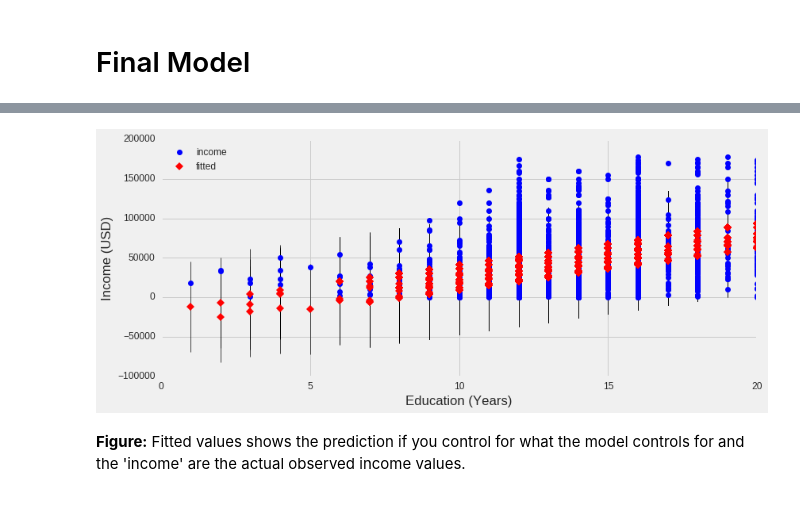
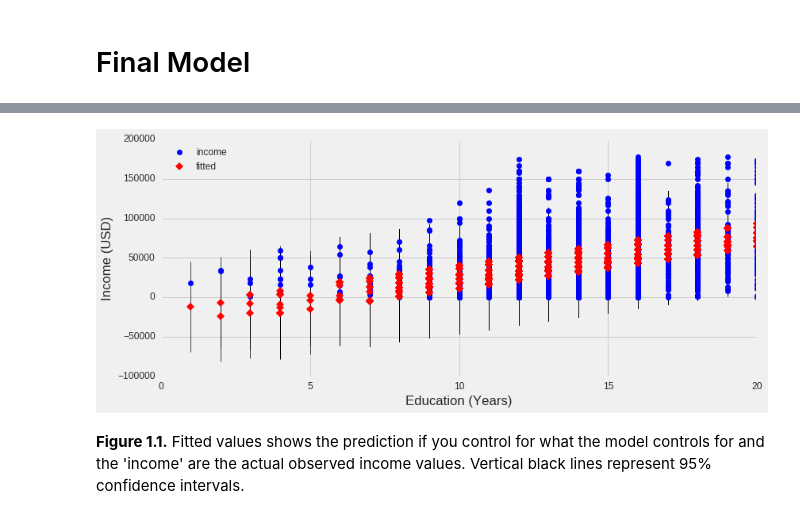
Before and after one commit to arose13/BiolStatsCourse, a Jupyter notebook: EducateR.ipynb, the cells around one changed output, grey strips where cells are left out. Drawn from its saved outputs; the diff is of its cells as text; code cells hidden in the pictures.

```diff
--- a/EducateR.ipynb
+++ b/EducateR.ipynb
@@ -342,10 +406,10 @@ Education is the most significant predictor for income and it is positive relati
 # %%
-sm.graphics.plot_fit(model, 6)
+sm.graphics.plot_fit(final_model, 6)
 graph.title('')
 graph.ylabel('Income (USD)')
 graph.xlabel('Education (Years)')
 graph.show()
 # %% [output]
-[figure, old version]
+[figure, new version]
 # %% [markdown]
-**Figure:** Fitted values shows the prediction if you control for what the model controls for and the 'income' are the actual observed income values.
+**Figure 1.1.** Fitted values shows the prediction if you control for what the model controls for and the 'income' are the actual observed income values. Vertical black lines represent 95% confidence intervals.
```
Also changed, not shown: parts of 24 cells of this notebook.
